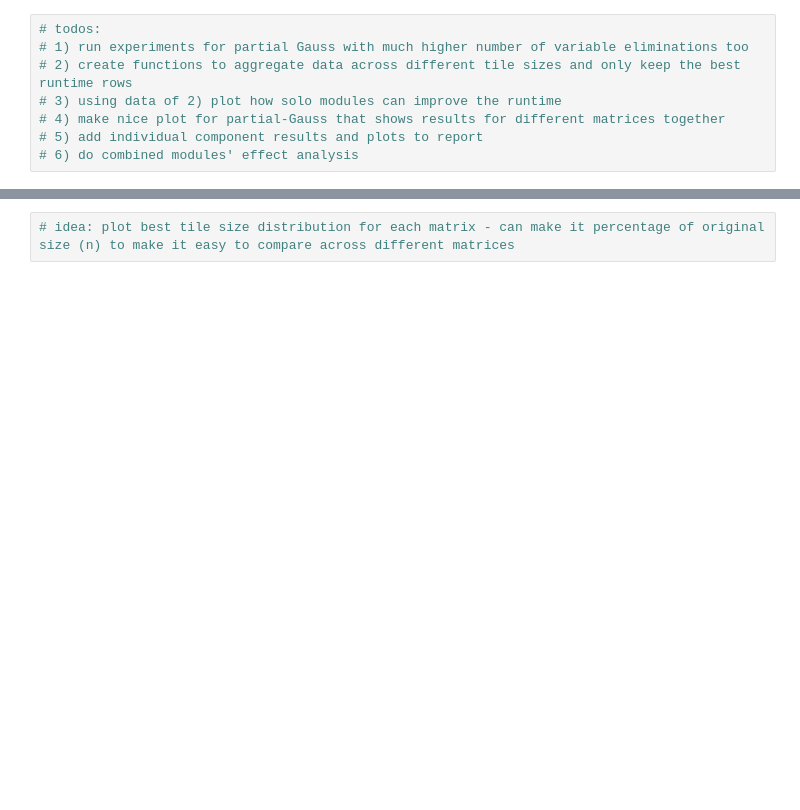
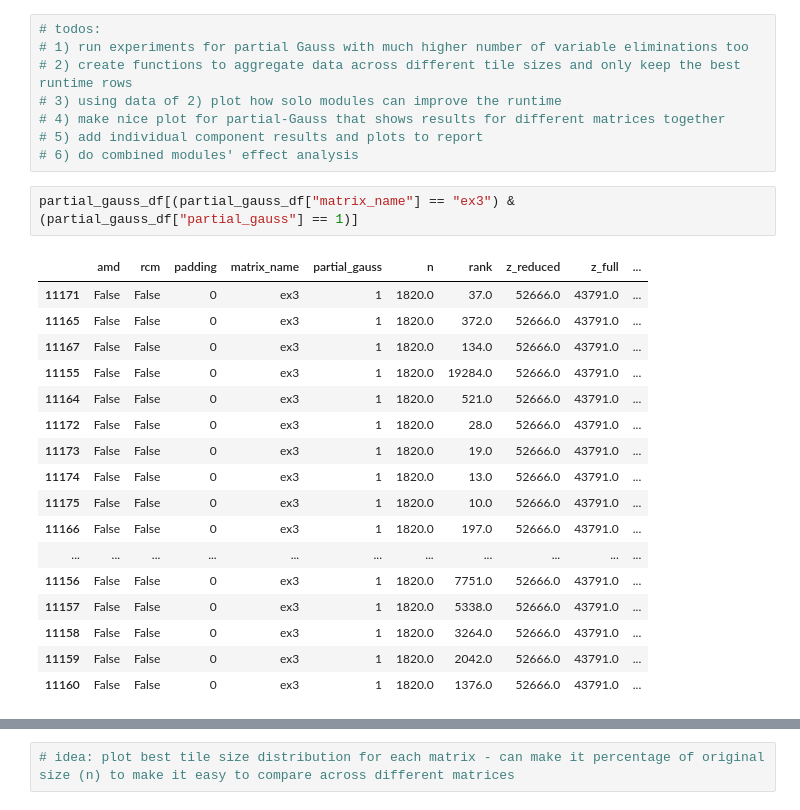
Before and after one commit to cbakos/sparse_tt_decomp_opt, a Jupyter notebook: src/analysis/experiment_data_analysis_solo_modules.ipynb, the cells around one changed output, grey strips where cells are left out. Saved outputs shown, nothing was run; the diff lists cells and outputs as text; blank space fills up the shorter version.

```diff
--- a/src/analysis/experiment_data_analysis_solo_modules.ipynb
+++ b/src/analysis/experiment_data_analysis_solo_modules.ipynb
@@ -309,4 +309,24 @@ fig.write_image("plots/partial_gauss_nonzero_entries_submatrix.pdf")
 # 4) make nice plot for partial-Gauss that shows results for different matrices together
 # 5) add individual component results and plots to report
 # 6) do combined modules' effect analysis
+# %%
+partial_gauss_df[(partial_gauss_df["matrix_name"] == "ex3") & (partial_gauss_df["partial_gauss"] == 1)]
+# %% [output]
+|  | amd | rcm | padding | matrix_name | partial_gauss | n | rank | z_reduced | z_full | ... |
+| 11171 | False | False | 0 | ex3 | 1 | 1820.0 | 37.0 | 52666.0 | 43791.0 | ... |
+| 11165 | False | False | 0 | ex3 | 1 | 1820.0 | 372.0 | 52666.0 | 43791.0 | ... |
+| 11167 | False | False | 0 | ex3 | 1 | 1820.0 | 134.0 | 52666.0 | 43791.0 | ... |
+| 11155 | False | False | 0 | ex3 | 1 | 1820.0 | 19284.0 | 52666.0 | 43791.0 | ... |
+| 11164 | False | False | 0 | ex3 | 1 | 1820.0 | 521.0 | 52666.0 | 43791.0 | ... |
+| 11172 | False | False | 0 | ex3 | 1 | 1820.0 | 28.0 | 52666.0 | 43791.0 | ... |
+| 11173 | False | False | 0 | ex3 | 1 | 1820.0 | 19.0 | 52666.0 | 43791.0 | ... |
+| 11174 | False | False | 0 | ex3 | 1 | 1820.0 | 13.0 | 52666.0 | 43791.0 | ... |
+| 11175 | False | False | 0 | ex3 | 1 | 1820.0 | 10.0 | 52666.0 | 43791.0 | ... |
+| 11166 | False | False | 0 | ex3 | 1 | 1820.0 | 197.0 | 52666.0 | 43791.0 | ... |
+| ... | ... | ... | ... | ... | ... | ... | ... | ... | ... | ... |
+| 11156 | False | False | 0 | ex3 | 1 | 1820.0 | 7751.0 | 52666.0 | 43791.0 | ... |
+| 11157 | False | False | 0 | ex3 | 1 | 1820.0 | 5338.0 | 52666.0 | 43791.0 | ... |
+| 11158 | False | False | 0 | ex3 | 1 | 1820.0 | 3264.0 | 52666.0 | 43791.0 | ... |
+| 11159 | False | False | 0 | ex3 | 1 | 1820.0 | 2042.0 | 52666.0 | 43791.0 | ... |
+| 11160 | False | False | 0 | ex3 | 1 | 1820.0 | 1376.0 | 52666.0 | 43791.0 | ... |
 # %%
```
Also changed, not shown: parts of 6 cells of this notebook, 14 other files.
